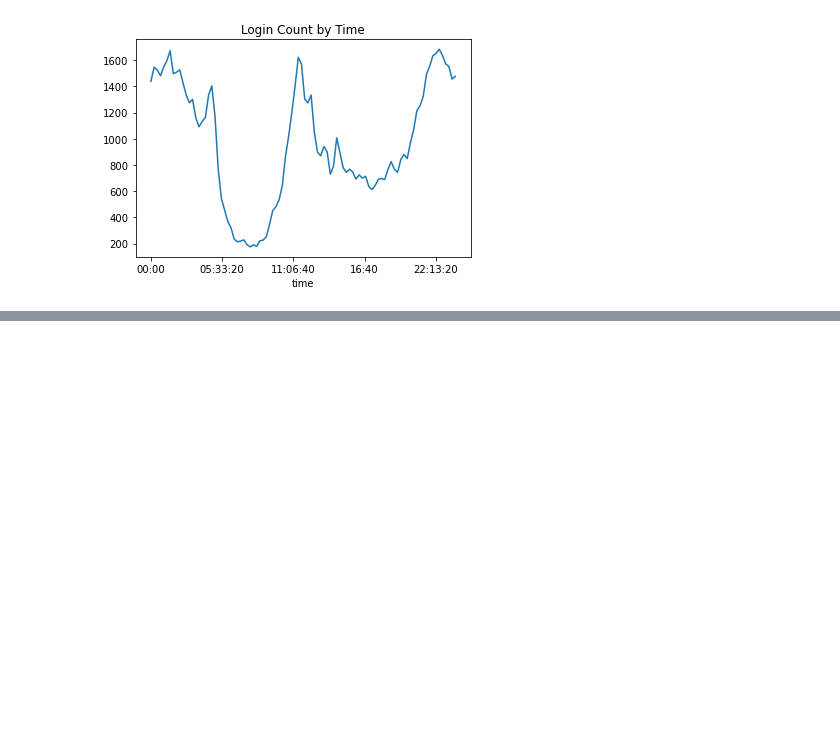
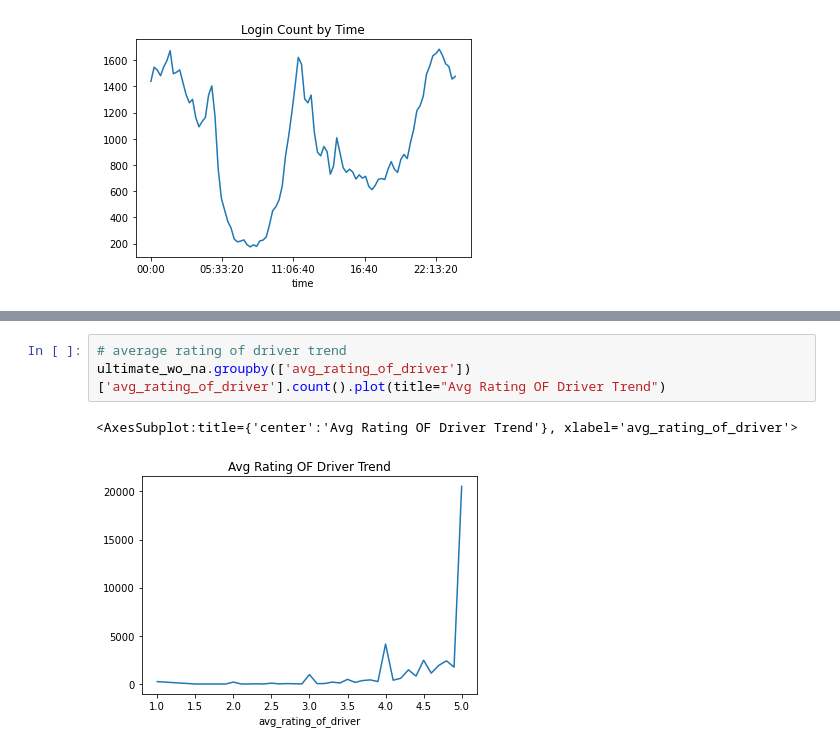
Before and after one commit to dineshh912/datascience_casestudy_springboard, a Jupyter notebook: ultimate-challenge/ultimate_challenge_solution.ipynb, the cells around one changed output, grey strips where cells are left out. Cells and saved outputs as stored; diff of their text form; blank space fills up the shorter version.

```diff
--- a/ultimate-challenge/ultimate_challenge_solution.ipynb
+++ b/ultimate-challenge/ultimate_challenge_solution.ipynb
@@ -222,0 +322,6 @@ FALSE otherwise
+# %%
+# average rating of driver trend
+ultimate_wo_na.groupby(['avg_rating_of_driver'])['avg_rating_of_driver'].count().plot(title="Avg Rating OF Driver Trend")
+# %% [output]
+<AxesSubplot:title={'center':'Avg Rating OF Driver Trend'}, xlabel='avg_rating_of_driver'>
+[figure, added]
```
Also changed, not shown: parts of 50 cells of this notebook.
